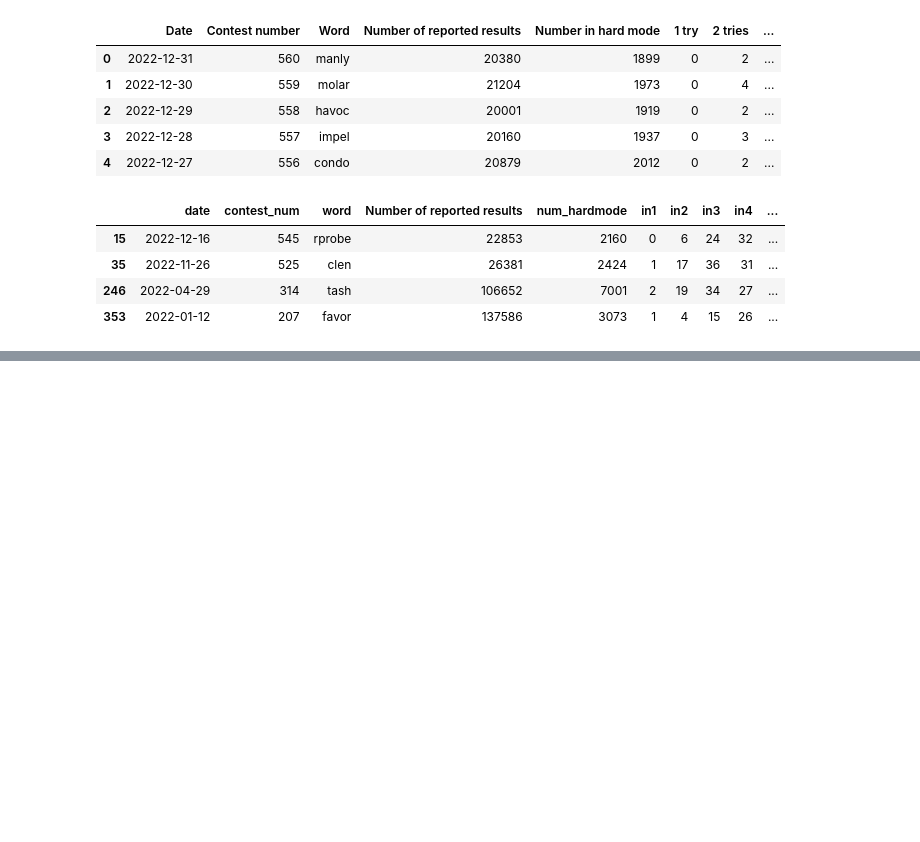
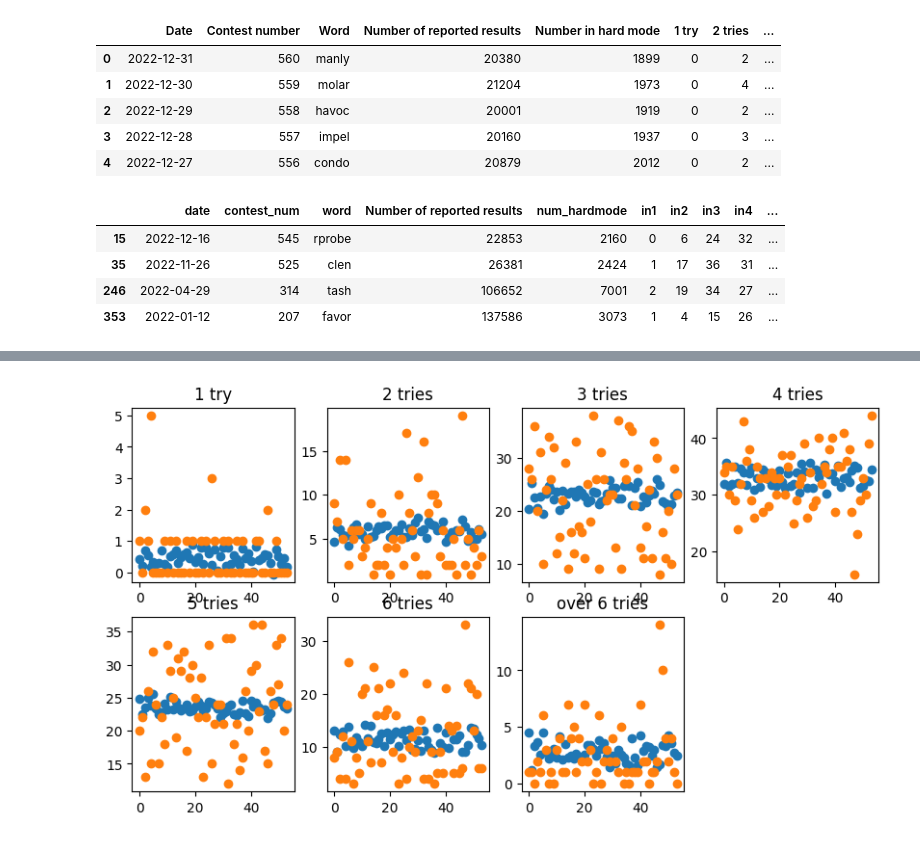
Before and after one commit to carlostbello/COMAP2023, a Jupyter notebook: src/main.ipynb, the cells around one changed output, grey strips where cells are left out. Saved outputs shown, nothing was run; the diff lists cells and outputs as text; code cells hidden in the pictures; blank space fills up the shorter version.

```diff
--- a/src/main.ipynb
+++ b/src/main.ipynb
@@ -34,9 +34,17 @@ df.loc[15,'word'] = 'probe'
 df.loc[35,'word'] = 'clean'
 df.loc[246,'word'] = 'trash'
 df.loc[353,'word'] = 'favor'
+# %%
+df.loc[20,'word'] = 'naive'
 # %%
-df['letter1'] = df.word.apply(lambda x: ord(x[0])-96)
-df['letter2'] = df.word.apply(lambda x: ord(x[1])-96)
-df['letter3'] = df.word.apply(lambda x: ord(x[2])-96)
-df['letter4'] = df.word.apply(lambda x: ord(x[3])-96)
-df['letter5'] = df.word.apply(lambda x: ord(x[4])-96)
+df['letter1'] = df.word.apply(lambda x: x[0])
+df['letter2'] = df.word.apply(lambda x: x[1])
+df['letter3'] = df.word.apply(lambda x: x[2])
+df['letter4'] = df.word.apply(lambda x: x[3])
+df['letter5'] = df.word.apply(lambda x: x[4])
+
+df['letter1_int'] = df.word.apply(lambda x: ord(x[0])-96)
+df['letter2_int'] = df.word.apply(lambda x: ord(x[1])-96)
+df['letter3_int'] = df.word.apply(lambda x: ord(x[2])-96)
+df['letter4_int'] = df.word.apply(lambda x: ord(x[3])-96)
+df['letter5_int'] = df.word.apply(lambda x: ord(x[4])-96)
@@ -147,0 +94,46 @@ plt.show()
+# %%
+x = range(len(preds1))
+fig = plt.figure(figsize=(10,8))
+
+fig.add_subplot(341)
+plt.title('1 try')
+plt.scatter(x,preds1)
+plt.scatter(x,y_test.in1)
+
+fig.add_subplot(342)
+plt.scatter(x,preds2)
+plt.scatter(x,y_test.in2)
+plt.title('2 tries')
+
+
+fig.add_subplot(343)
+plt.title('3 tries')
+plt.scatter(x,preds3)
+plt.scatter(x,y_test.in3)
+
+fig.add_subplot(344)
+plt.title('4 tries')
+plt.scatter(x,preds4)
+plt.scatter(x,y_test.in4)
+
+
+fig.add_subplot(345)
+plt.title('5 tries')
+plt.scatter(x,preds5)
+plt.scatter(x,y_test.in5)
+
+
+fig.add_subplot(346)
+plt.title('6 tries')
+plt.scatter(x,preds6)
+plt.scatter(x,y_test.in6)
+
+
+fig.add_subplot(347)
+plt.title('over 6 tries')
+plt.scatter(x,preds7)
+plt.scatter(x,y_test.over6)
+
+plt.show()
+# %% [output]
+[figure, added]
```
Also changed, not shown: parts of 19 cells of this notebook.
